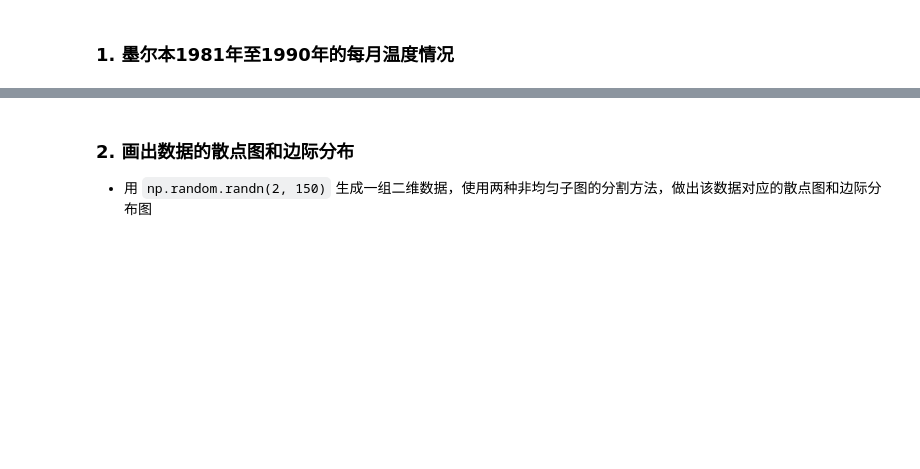
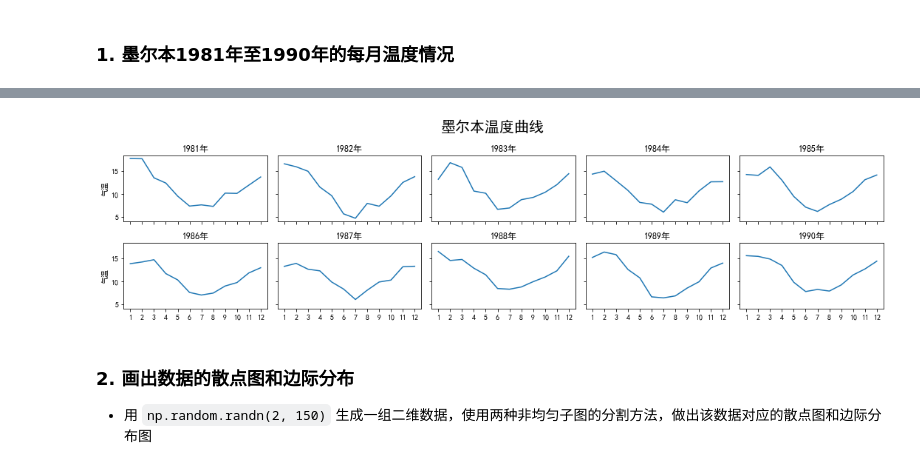
Before and after one commit to nicebear1999/learning_matplotlib, a Jupyter notebook: Task03练习.ipynb, the cells around one changed output, grey strips where cells are left out. Drawn from its saved outputs; the diff is of its cells as text; code cells hidden in the pictures; blank space fills up the shorter version.

```diff
--- a/Task03练习.ipynb
+++ b/Task03练习.ipynb
@@ -19,3 +21,18 @@ ex1.head()
+# %%
+ex1 = pd.read_csv('./data/layout_ex1.csv')
+fig, axs=plt.subplots(2, 5, figsize=(15, 4), sharex=True, sharey=True)
+fig.suptitle('墨尔本温度曲线', size=20)
+
+for i in range(2):
+    for j in range(5):
+        y=ex1['Temperature'][(i*5+j)*12:(i*5+j+1)*12]
+        axs[i][j].plot(range(1,13), y)
+        axs[i][j].set_title('%d年'%(1981+i*5+j))
+        plt.xticks(range(1,13))
+        if j==0: axs[i][j].set_ylabel('气温')
+fig.tight_layout()
+# %% [output]
+[figure, added]
 # %% [markdown]
 ### 2. 画出数据的散点图和边际分布
 
```
Also changed, not shown: parts of 3 cells of this notebook, 2 other files.
